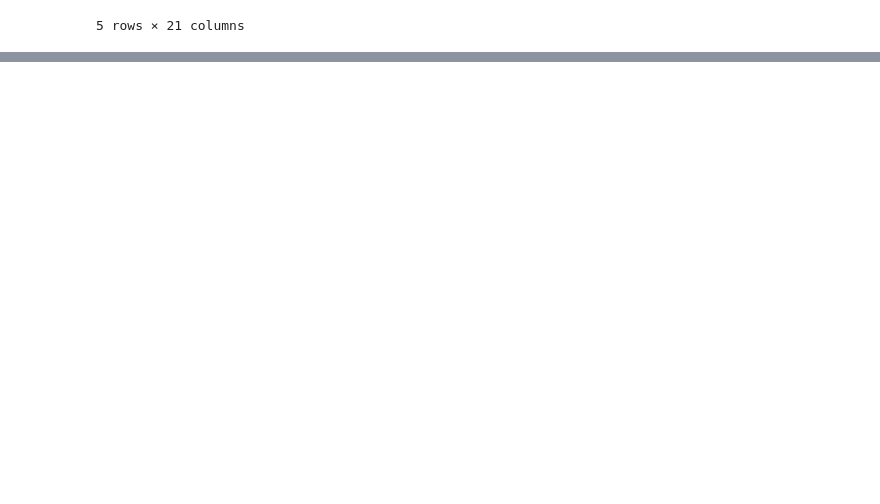
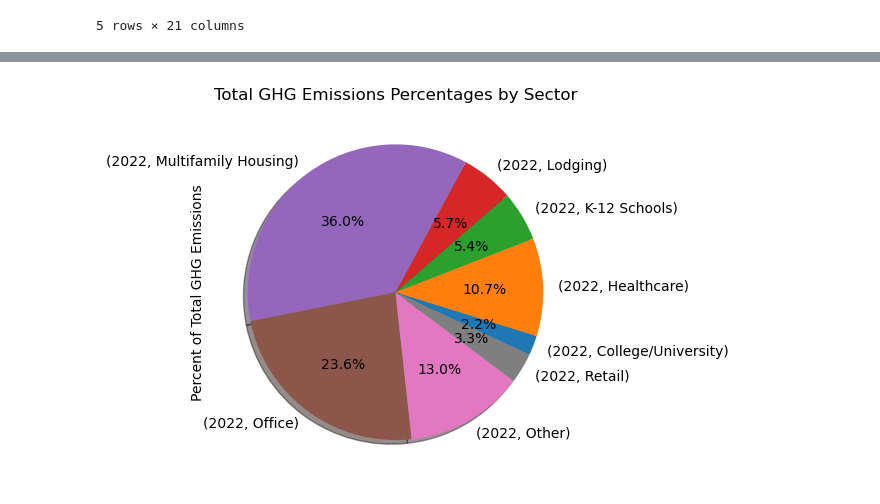
Before and after one commit to BlufferMK/Nexus-Navigators, a Jupyter notebook: import_transform.ipynb, the cells around one changed output, grey strips where cells are left out. Cells and saved outputs as stored; diff of their text form; code cells hidden in the pictures; blank space fills up the shorter version.

```diff
--- a/import_transform.ipynb
+++ b/import_transform.ipynb
@@ -168,3 +209,9 @@ Name: count, dtype: int64
+# %%
+plot = sum_by_type_2022.plot.pie(y="Percent of Total GHG Emissions", title = "Total GHG Emissions Percentages by Sector",
+                                 legend = False, autopct = '%1.1f%%', shadow = True, startangle = -25)
+plot.get_figure().savefig("Output\GHGPie.png")
+# %% [output]
+[figure, added]
 # %%
 index_id_df = reduced_df.set_index("ID")
 sorted_by_id_df = index_id_df.sort_values(by = "ID",ascending=False)
```
Also changed, not shown: parts of 21 cells of this notebook, 8 other files.
